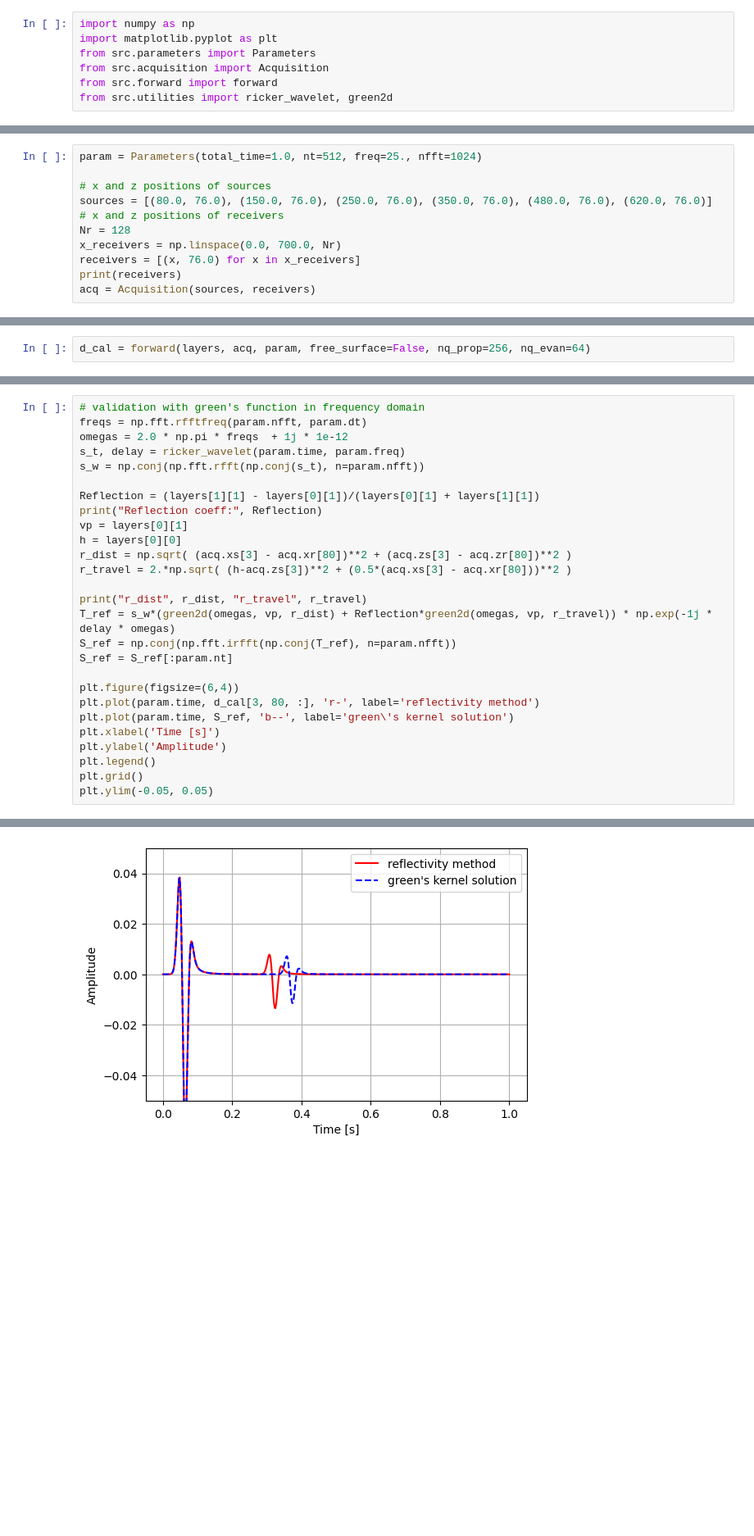
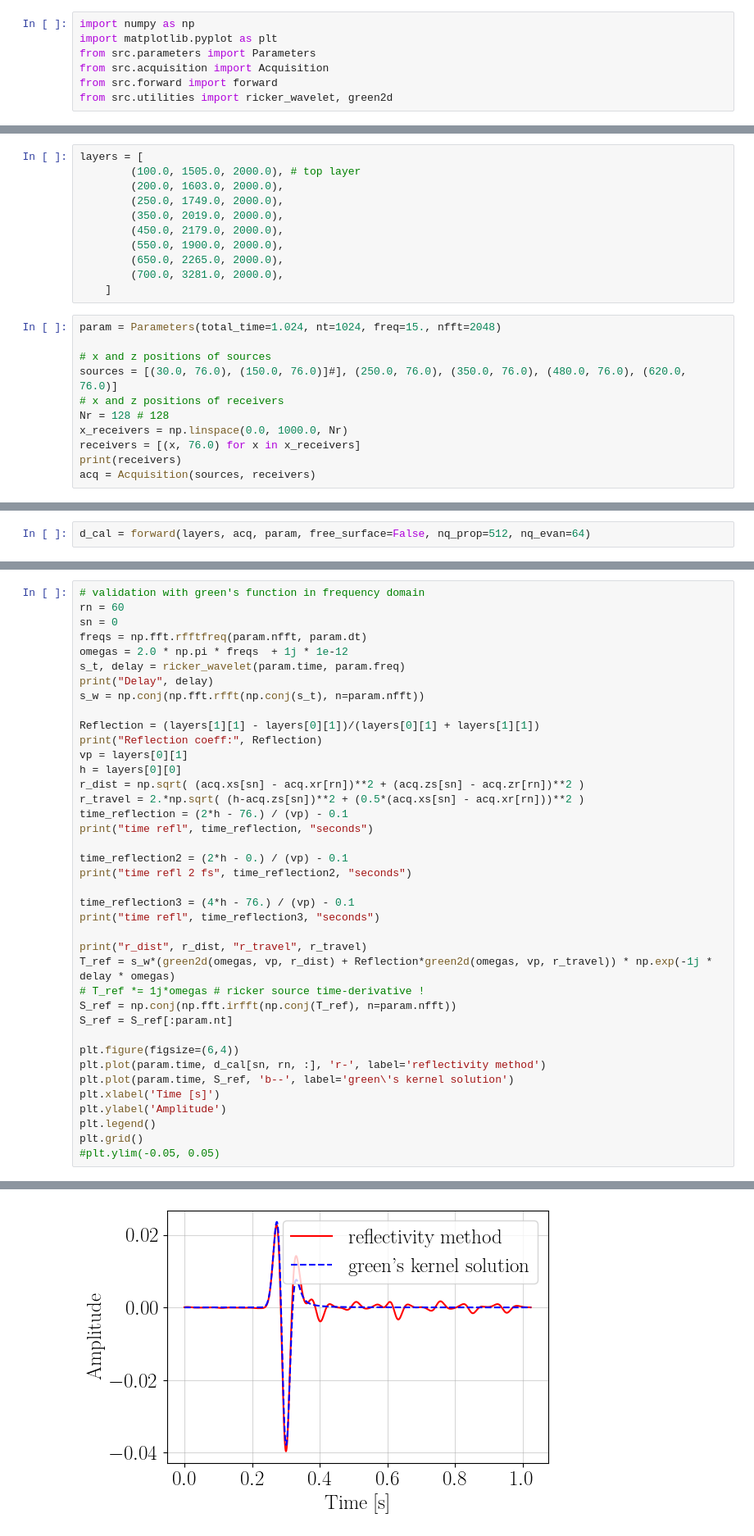
Before and after one commit to pmarchne/reflectivity-acoustic, a Jupyter notebook: notebooks/seismogram.ipynb, the cells around one changed output, grey strips where cells are left out. Shown at 82% size. Cells and saved outputs as stored; diff of their text form; blank space fills up the shorter version.

```diff
--- a/notebooks/seismogram.ipynb
+++ b/notebooks/seismogram.ipynb
@@ -18,11 +36,22 @@ layers = [
+# %%
+layers = [
+        (100.0, 1505.0, 2000.0), # top layer
+        (200.0, 1603.0, 2000.0),
+        (250.0, 1749.0, 2000.0),
+        (350.0, 2019.0, 2000.0),
+        (450.0, 2179.0, 2000.0),
+        (550.0, 1900.0, 2000.0),
+        (650.0, 2265.0, 2000.0),
+        (700.0, 3281.0, 2000.0),
+    ]
 # %%
-param = Parameters(total_time=1.0, nt=512, freq=25., nfft=1024)
+param = Parameters(total_time=1.024, nt=1024, freq=15., nfft=2048)
 
 # x and z positions of sources
-sources = [(80.0, 76.0), (150.0, 76.0), (250.0, 76.0), (350.0, 76.0), (480.0, 76.0), (620.0, 76.0)]
+sources = [(30.0, 76.0), (150.0, 76.0)]#], (250.0, 76.0), (350.0, 76.0), (480.0, 76.0), (620.0, 76.0)]
 # x and z positions of receivers
-Nr = 128
-x_receivers = np.linspace(0.0, 700.0, Nr)
+Nr = 128 # 128
+x_receivers = np.linspace(0.0, 1000.0, Nr)
 receivers = [(x, 76.0) for x in x_receivers]
 print(receivers)
 acq = Acquisition(sources, receivers)
@@ -31,3 +60,3 @@ acq = Acquisition(sources, receivers)
 # %%
-d_cal = forward(layers, acq, param, free_surface=False, nq_prop=256, nq_evan=64)
+d_cal = forward(layers, acq, param, free_surface=False, nq_prop=512, nq_evan=64)
 # %% [output]
@@ -50,28 +84,40 @@ plt.show()
 # %%
 # validation with green's function in frequency domain
+rn = 60
+sn = 0
 freqs = np.fft.rfftfreq(param.nfft, param.dt)
 omegas = 2.0 * np.pi * freqs  + 1j * 1e-12
 s_t, delay = ricker_wavelet(param.time, param.freq)
+print("Delay", delay)
 s_w = np.conj(np.fft.rfft(np.conj(s_t), n=param.nfft))
 
 Reflection = (layers[1][1] - layers[0][1])/(layers[0][1] + layers[1][1])
 print("Reflection coeff:", Reflection)
 vp = layers[0][1]
 h = layers[0][0]
-r_dist = np.sqrt( (acq.xs[3] - acq.xr[80])**2 + (acq.zs[3] - acq.zr[80])**2 )
-r_travel = 2.*np.sqrt( (h-acq.zs[3])**2 + (0.5*(acq.xs[3] - acq.xr[80]))**2 )
+r_dist = np.sqrt( (acq.xs[sn] - acq.xr[rn])**2 + (acq.zs[sn] - acq.zr[rn])**2 )
+r_travel = 2.*np.sqrt( (h-acq.zs[sn])**2 + (0.5*(acq.xs[sn] - acq.xr[rn]))**2 )
+time_reflection = (2*h - 76.) / (vp) - 0.1
+print("time refl", time_reflection, "seconds")
+
+time_reflection2 = (2*h - 0.) / (vp) - 0.1
+print("time refl 2 fs", time_reflection2, "seconds")
+
+time_reflection3 = (4*h - 76.) / (vp) - 0.1
+print("time refl", time_reflection3, "seconds")
 
 print("r_dist", r_dist, "r_travel", r_travel)
 T_ref = s_w*(green2d(omegas, vp, r_dist) + Reflection*green2d(omegas, vp, r_travel)) * np.exp(-1j * delay * omegas)
+# T_ref *= 1j*omegas # ricker source time-derivative !
 S_ref = np.conj(np.fft.irfft(np.conj(T_ref), n=param.nfft))
 S_ref = S_ref[:param.nt]
 
 plt.figure(figsize=(6,4))
-plt.plot(param.time, d_cal[3, 80, :], 'r-', label='reflectivity method')
+plt.plot(param.time, d_cal[sn, rn, :], 'r-', label='reflectivity method')
 plt.plot(param.time, S_ref, 'b--', label='green\'s kernel solution')
 plt.xlabel('Time [s]')
 plt.ylabel('Amplitude')
 plt.legend()
 plt.grid()
-plt.ylim(-0.05, 0.05)
+#plt.ylim(-0.05, 0.05)
 # %% [output]
@@ -81,3 +130,3 @@ r_dist 90.94488188976379 r_travel 555.4952488923223
-[figure, old version]
+[figure, new version]
 # %%
 from src.misfit import l2_misfit
```
Also changed, not shown: parts of 7 cells of this notebook, 10 other files.
